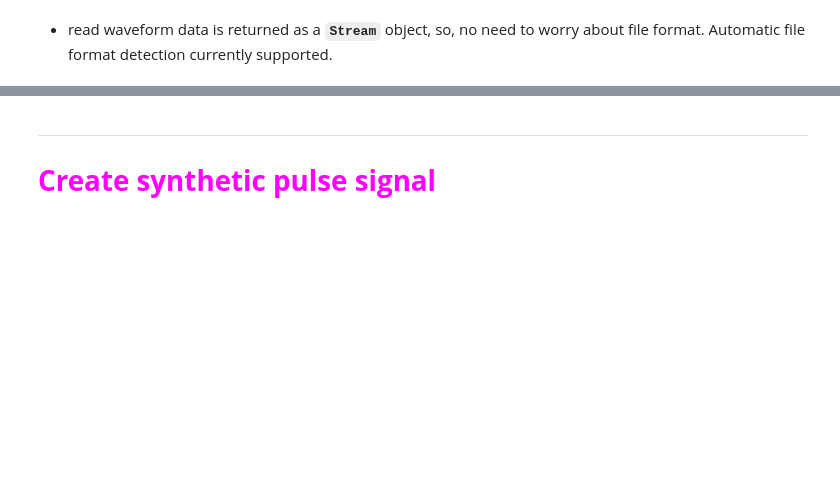
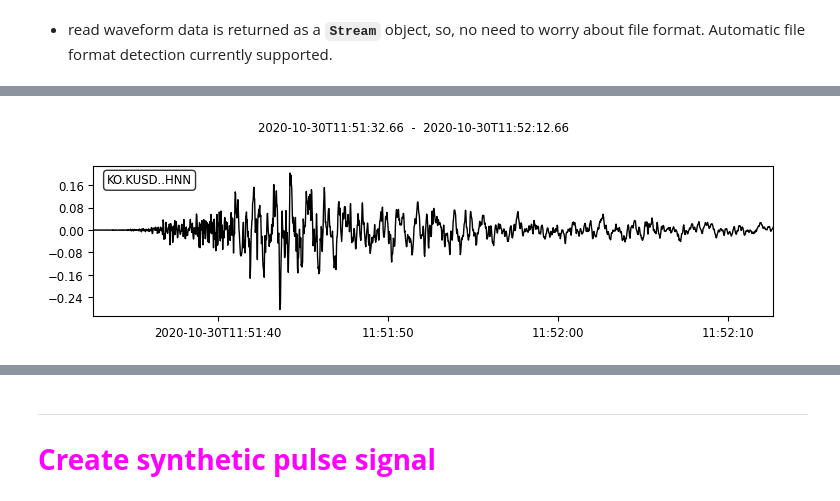
Before and after one commit to komec/EQE582_Lecture, a Jupyter notebook: EQE582_Week9_ObsPy_Intro.ipynb, the cells around one changed output, grey strips where cells are left out. Cells and saved outputs as stored; diff of their text form; code cells hidden in the pictures; blank space fills up the shorter version.

```diff
--- a/EQE582_Week9_ObsPy_Intro.ipynb
+++ b/EQE582_Week9_ObsPy_Intro.ipynb
@@ -133,4 +214,5 @@ print(tr1)
 tr1.trim(tr1.stats.starttime + 80, tr1.stats.starttime + 2 * 60)
 
 print(tr1.stats.starttime, "|", tr1.stats.endtime)
-tr1.plot()
+fig = tr1.plot()
+# %% [output]
@@ -137,3 +220,4 @@ tr1.plot()
+[figure, added]
 # %%
 # Some basic processing. Please note that these modify the
 # existing object.
```
Also changed, not shown: parts of 26 cells of this notebook, 1 other file.
